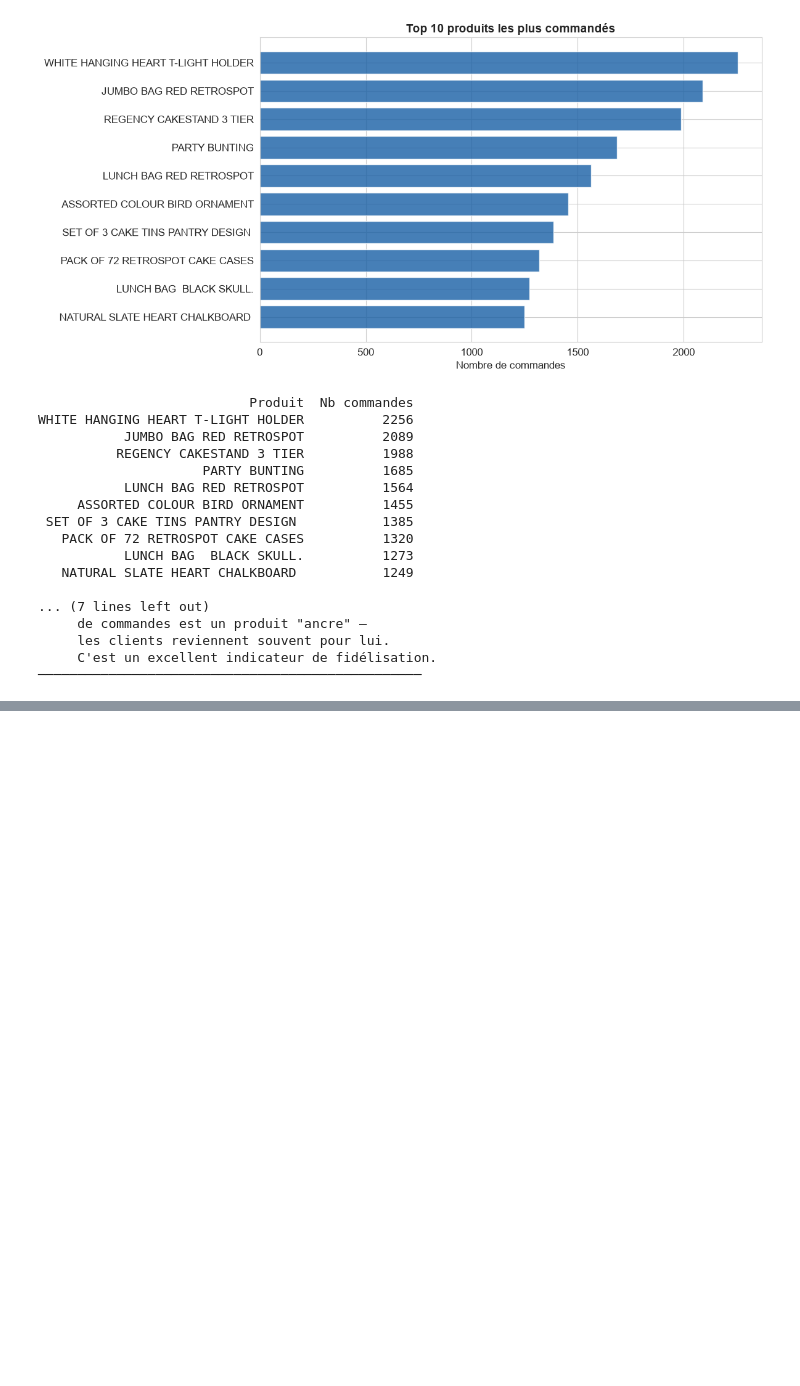
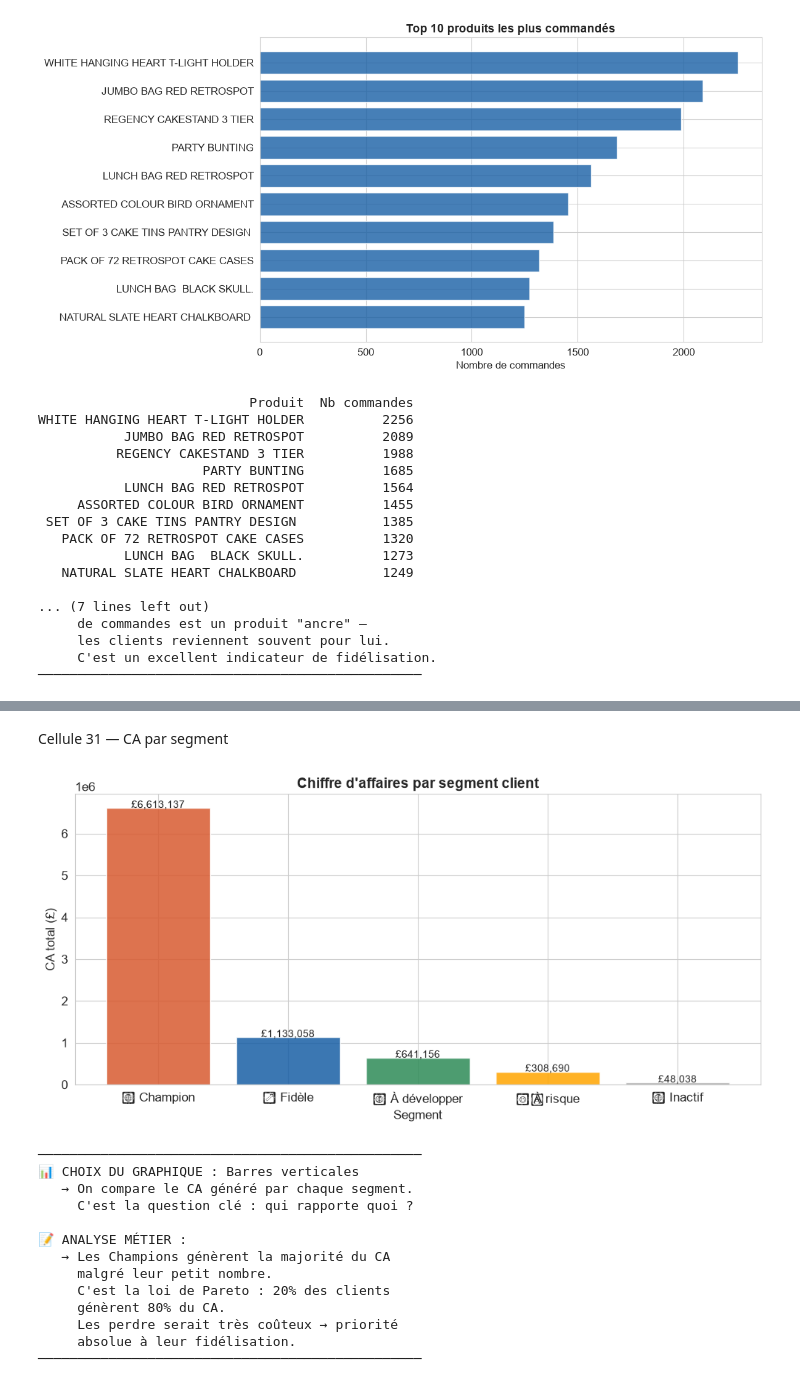
Before and after one commit to Fatima-Zahra37/Projet-vente-en-ligne_kaggle, a Jupyter notebook: notebooks/analyse.ipynb, the cells around one changed output, grey strips where cells are left out. Cells and saved outputs as stored; diff of their text form; code cells hidden in the pictures; blank space fills up the shorter version.

```diff
--- a/notebooks/analyse.ipynb
+++ b/notebooks/analyse.ipynb
@@ -802,0 +960,47 @@ WHITE HANGING HEART T-LIGHT HOLDER 106236.72
+# %% [markdown]
+Cellule 31 — CA par segment
+# %%
+ca_segment = rfm.groupby("Segment")["Montant"].sum().sort_values(ascending=False)
+
+plt.figure(figsize=(10, 5))
+bars = plt.bar(ca_segment.index, ca_segment.values,
+               color=[couleurs[s] for s in ca_segment.index], alpha=0.85)
+plt.title("Chiffre d'affaires par segment client", fontsize=14, fontweight="bold")
+plt.xlabel("Segment")
+plt.ylabel("CA total (£)")
+for bar, val in zip(bars, ca_segment.values):
+    plt.text(bar.get_x() + bar.get_width()/2, bar.get_height() + 100,
+             f"£{val:,.0f}", ha="center", fontsize=10)
+plt.tight_layout()
+plt.show()
+
+print("""
+─────────────────────────────────────────────────
+📊 CHOIX DU GRAPHIQUE : Barres verticales
+   → On compare le CA généré par chaque segment.
+     C'est la question clé : qui rapporte quoi ?
+
+📝 ANALYSE MÉTIER :
+   → Les Champions génèrent la majorité du CA
+     malgré leur petit nombre.
+     C'est la loi de Pareto : 20% des clients
+     génèrent 80% du CA.
+     Les perdre serait très coûteux → priorité
+     absolue à leur fidélisation.
+─────────────────────────────────────────────────
+""")
+# %% [output]
+[figure, added]
+─────────────────────────────────────────────────
+📊 CHOIX DU GRAPHIQUE : Barres verticales
+   → On compare le CA généré par chaque segment.
+     C'est la question clé : qui rapporte quoi ?
+
+📝 ANALYSE MÉTIER :
+   → Les Champions génèrent la majorité du CA
+     malgré leur petit nombre.
+     C'est la loi de Pareto : 20% des clients
+     génèrent 80% du CA.
+     Les perdre serait très coûteux → priorité
+     absolue à leur fidélisation.
+─────────────────────────────────────────────────
```
Also changed, not shown: parts of 21 cells of this notebook.
